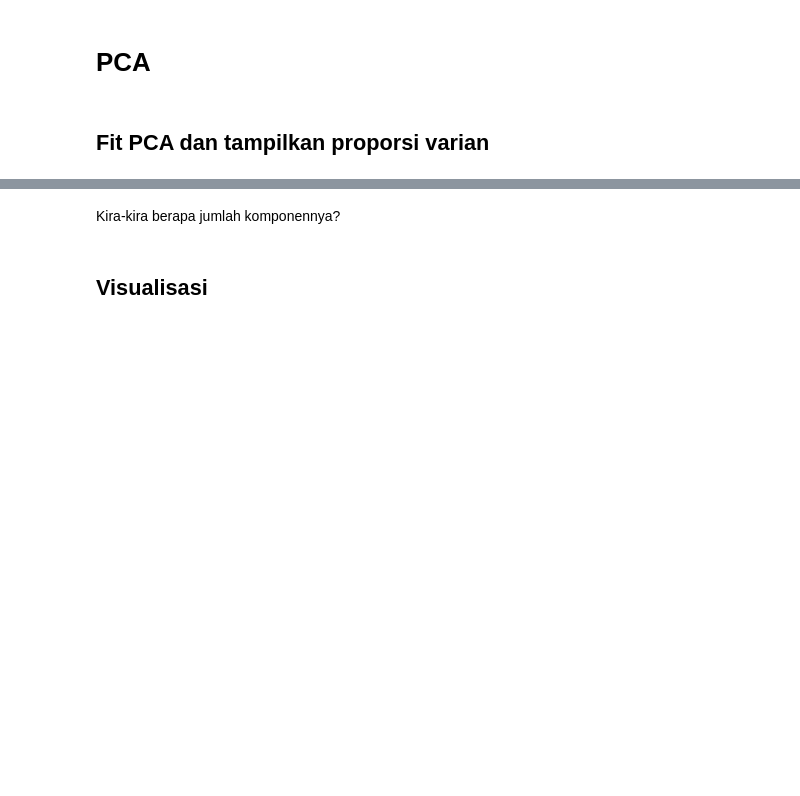
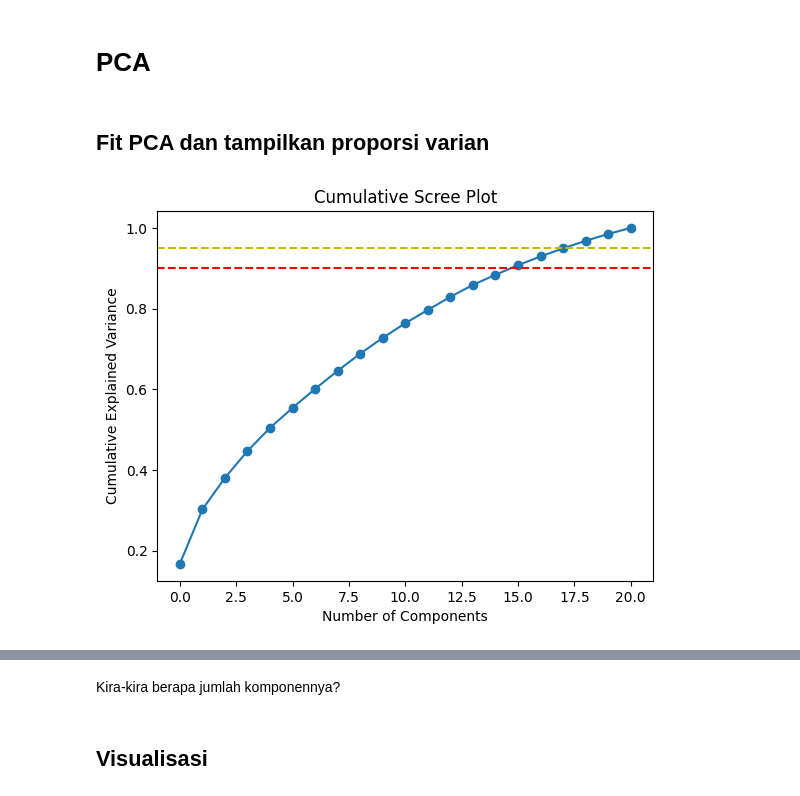
Before and after one commit to rfih/Dibimbing---DSDA, a Jupyter notebook: HO pribadi/HO Day 37/[Hands_On]_Day_37_PCA_dan_FA.ipynb, the cells around one changed output, grey strips where cells are left out. Cells and saved outputs as stored; diff of their text form; code cells hidden in the pictures; blank space fills up the shorter version.

```diff
--- a/HO pribadi/HO Day 37/[Hands_On]_Day_37_PCA_dan_FA.ipynb
+++ b/HO pribadi/HO Day 37/[Hands_On]_Day_37_PCA_dan_FA.ipynb
@@ -98,6 +259,9 @@ maybe_map = {
     'Maybe': 1,
     'Yes': 2
 }
+
+for col in ['mental_health_consequence', 'phys_health_consequence', 'mental_health_interview', 'phys_health_interview']:
+    df[col] = df[col].map(maybe_map)
 # %%
 # bersihkan kolom yang ada value "Don't know" atau "Not Sure"
 dk_map = {
@@ -106,6 +270,13 @@ dk_map = {
     "Not sure": 1,
     'Yes': 2
 }
+
+for col in ['benefits', 'care_options', 'wellness_program', 'seek_help', 'anonymity','mental_vs_physical']:
+    df[col] = df[col].map(dk_map)
 # %%
 # Bersihkan kolom binary/No Yes
 binary_map = {'No': 0, 'Yes': 1}
+
+
+for col in ['self_employed', 'family_history', 'remote_work', 'tech_company', 'obs_consequence']:
+    df[col] = df[col].map(binary_map)
@@ -113,6 +304,9 @@ binary_map = {'No': 0, 'Yes': 1}
 ## Standardisasi Fitur
 # %%
 # lakukan scaling/standardisasi
+
+scaler = StandardScaler()
+X_scaled = scaler.fit_transform(df)
 # %% [markdown]
 # PCA
 # %% [markdown]
@@ -127,0 +314,16 @@ binary_map = {'No': 0, 'Yes': 1}
+# %%
+# Fit PCA dan tampilkan proporsi varian dengan scree plot
+pca = PCA()
+X_pca = pca.fit_transform(X_scaled)
+
+
+# Cumulative Scree Plot
+plt.plot(np.cumsum(pca.explained_variance_ratio_), marker='o')
+plt.axhline(y=0.9, color='r', linestyle='--')
+plt.axhline(y=0.95, color='y', linestyle='--')
+plt.xlabel('Number of Components')
+plt.ylabel('Cumulative Explained Variance')
+plt.title('Cumulative Scree Plot')
+plt.show()
+# %% [output]
+[figure, added]
```
Also changed, not shown: parts of 30 cells of this notebook.
